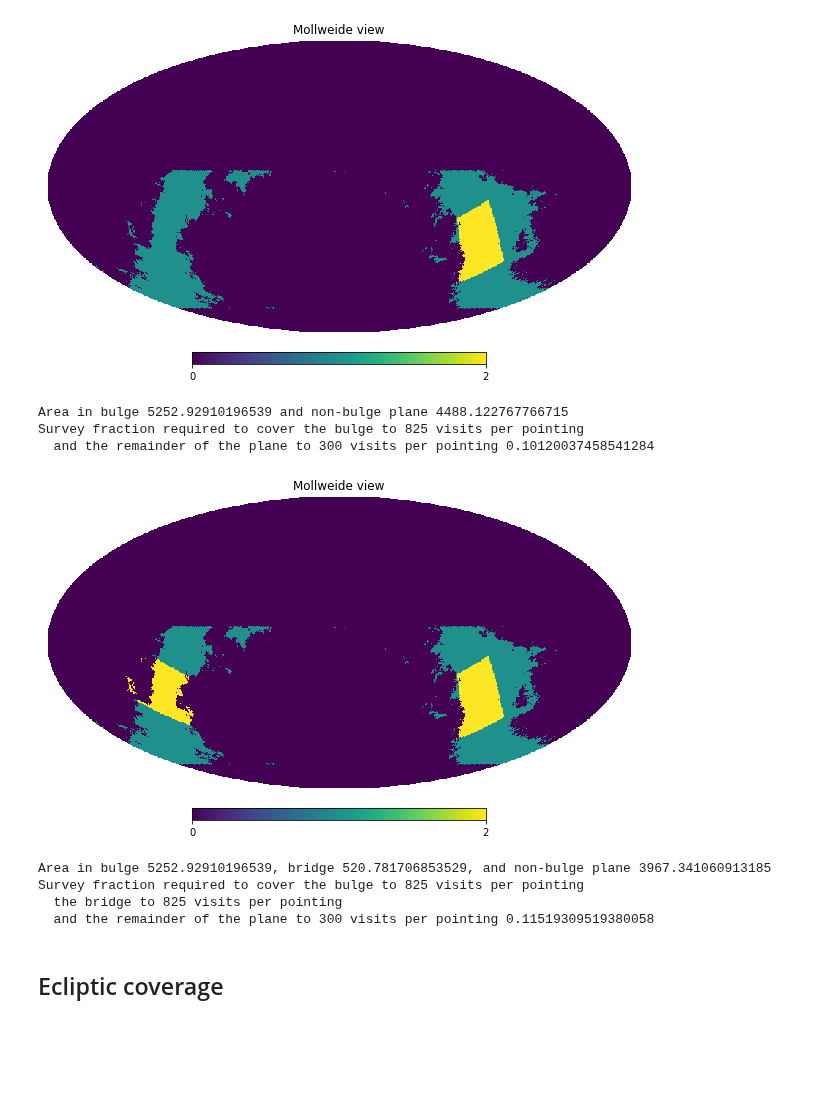
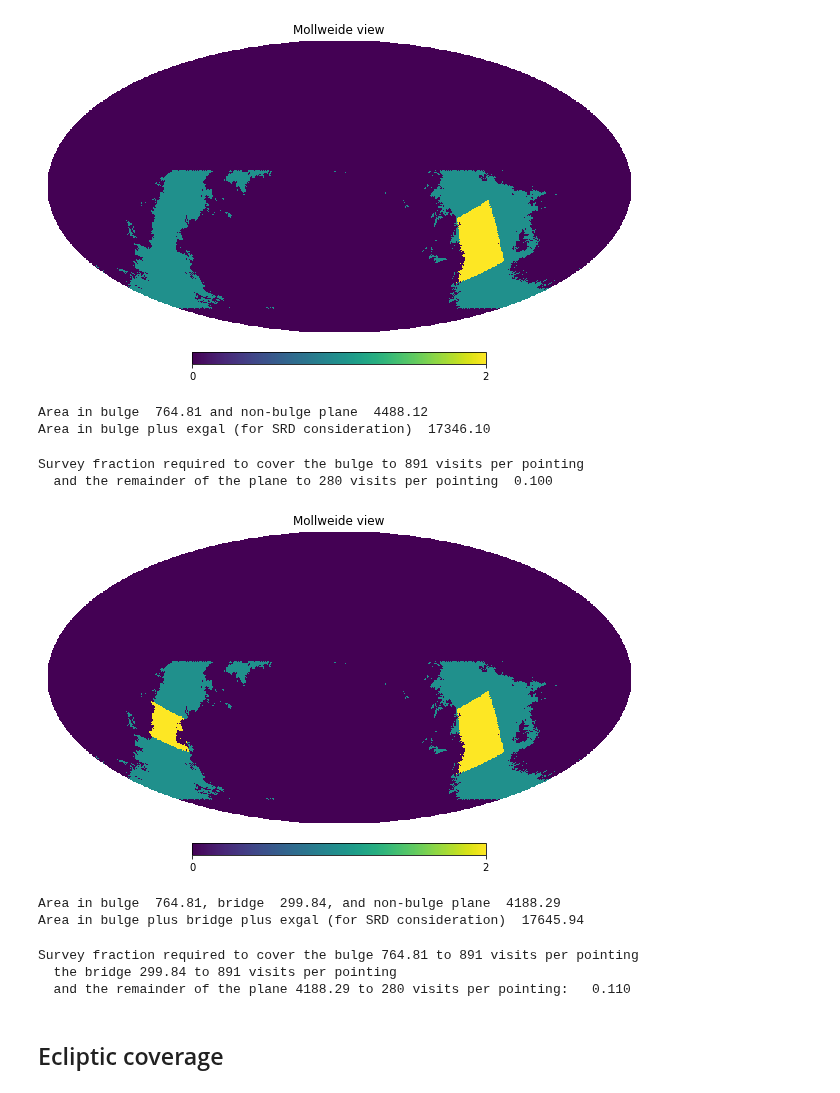
Before and after one commit to lsst-pst/survey_strategy, a Jupyter notebook: fbs_1.7/SkyCoverage.ipynb, the cells around one changed output. Saved outputs shown, nothing was run; the diff lists cells and outputs as text; code cells hidden in the pictures; blank space fills up the shorter version.

```diff
--- a/fbs_1.7/SkyCoverage.ipynb
+++ b/fbs_1.7/SkyCoverage.ipynb
@@ -30,6 +30,8 @@ def get_dustmap(nside=None):
     if nside is None:
         nside = set_default_nside()
     ebvDataDir = os.getenv('SIMS_MAPS_DIR')
+    if ebvDataDir is None:
+        ebvDataDir = os.path.join(os.getenv('HOME'), 'rubin_sim_data', 'maps')
     filename = 'DustMaps/dust_nside_%i.npz' % nside
     dustmap = np.load(os.path.join(ebvDataDir, filename))['ebvMap']
     return dustmap
@@ -152,54 +176,62 @@ hp.mollview(bulge * 2 + gp_nobulge, min=0, max=2)
 # %% [output]
 [figure]
+# %%
+bulge_area = bulge.sum() * hp.nside2pixarea(nside, degrees=True)
+gp_nobulge_area = gp_nobulge.sum() * hp.nside2pixarea(nside, degrees=True)
+print(f'Area in bulge {bulge_area: .2f} and non-bulge plane {gp_nobulge_area: .2f}')
+print(f'Area in bulge plus exgal (for SRD consideration) {bulge_area + exgal_area : .2f}')
+# %% [output]
+Area in bulge  764.81 and non-bulge plane  4488.12
+Area in bulge plus exgal (for SRD consideration)  17346.10
 # %%
-bulge_area = bulge.sum() * hp.nside2pixarea(nside, degrees=True)
-gp_nobulge_area = gp_nobulge.sum() * hp.nside2pixarea(nside, degrees=True)
-print(f'Area in bulge {gp_area} and non-bulge plane {gp_nobulge_area}')
-nvis_bulge = 825
-nvis_nobulge = 300
+# Hold SRD contingency in bulge area as well as exgal .. (min area + min nvisits)
+nvis_bulge = int(825 * 1.08)
+nvis_nobulge = 280
 t_bulge = scalingfunc(nvisits_per_pointing=nvis_bulge, area=bulge_area)
 t_nobulge = scalingfunc(nvisits_per_pointing=nvis_nobulge, area=gp_nobulge_area)
 print(f"Survey fraction required to cover the bulge to {nvis_bulge} visits per pointing\n",
       f" and the remainder of the plane to {nvis_nobulge} visits per pointing",
-      f"{t_bulge + t_nobulge}")
+      f"{t_bulge + t_nobulge : .3f}")
 # %% [output]
-Area in bulge 5252.92910196539 and non-bulge plane 4488.122767766715
-Survey fraction required to cover the bulge to 825 visits per pointing
-  and the remainder of the plane to 300 visits per pointing 0.10120037458541284
+Survey fraction required to cover the bulge to 891 visits per pointing
+  and the remainder of the plane to 280 visits per pointing  0.100
 # %%
 # And similar, but adding additional coverage at the 'bridge'
-# Or if we reduce the number of visits to 300 over most of the plane and leave the bulge at 825
 outer_bridge_l = 240
-outer_bridge_lon_span = 15
-outer_bridge_lat_span = 20
+outer_bridge_lon_span = 10
+outer_bridge_lat_span = 13
 bridge = np.where(galwfd &
                   (((gal_lon < (outer_bridge_l + outer_bridge_lon_span))
                     & (gal_lon > (outer_bridge_l-outer_bridge_lon_span))
                     & (np.abs(gal_lat) < outer_bridge_lat_span))), 1, 0)
 gp_nobulge_nobridge = galwfd - bulge - bridge
-hp.mollview(bulge*2 + bridge*2 + gp_nobulge, max=2)
+hp.mollview(bulge*2 + bridge*2 + gp_nobulge, max=2, norm=None)
 # %% [output]
-[figure, old version]
+[figure, new version]
+# %%
+bulge_area = bulge.sum() * hp.nside2pixarea(nside, degrees=True)
+bridge_area = bridge.sum() * hp.nside2pixarea(nside, degrees=True)
+gp_nobulge_nobridge_area = gp_nobulge_nobridge.sum() * hp.nside2pixarea(nside, degrees=True)
+print(f'Area in bulge {bulge_area: .2f}, bridge {bridge_area: .2f}, and non-bulge plane {gp_nobulge_nobridge_area: .2f}')
+print(f'Area in bulge plus bridge plus exgal (for SRD consideration) {bulge_area + bridge_area + exgal_area : .2f}')
+# %% [output]
+Area in bulge  764.81, bridge  299.84, and non-bulge plane  4188.29
+Area in bulge plus bridge plus exgal (for SRD consideration)  17645.94
 # %%
-bulge_area = bulge.sum() * hp.nside2pixarea(nside, degrees=True)
-bridge_area = bridge.sum() * hp.nside2pixarea(nside, degrees=True)
-gp_nobulge_nobridge_area = gp_nobulge_nobridge.sum() * hp.nside2pixarea(nside, degrees=True)
-print(f'Area in bulge {gp_area}, bridge {bridge_area}, and non-bulge plane {gp_nobulge_nobridge_area}')
-nvis_bulge = 825
-nvis_bridge = 825
-nvis_nobulge = 300
+nvis_bulge = int(825 * 1.08)
+nvis_bridge = int(825 * 1.08)
+nvis_nobulge = 280
 t_bulge = scalingfunc(nvisits_per_pointing=nvis_bulge, area=bulge_area)
 t_bridge = scalingfunc(nvisits_per_pointing=nvis_bridge, area=bridge_area)
 t_nobulge_nobridge = scalingfunc(nvisits_per_pointing=nvis_nobulge, area=gp_nobulge_nobridge_area)
-print(f"Survey fraction required to cover the bulge to {nvis_bulge} visits per pointing\n",
-      f" the bridge to {nvis_bridge} visits per pointing\n",
-      f" and the remainder of the plane to {nvis_nobulge} visits per pointing",
-      f"{t_bulge + t_bridge + t_nobulge_nobridge}")
+print(f"Survey fraction required to cover the bulge {bulge_area:.2f} to {nvis_bulge} visits per pointing\n",
+      f" the bridge {bridge_area:.2f} to {nvis_bridge} visits per pointing\n",
+      f" and the remainder of the plane {gp_nobulge_nobridge_area:.2f} to {nvis_nobulge} visits per pointing: ",
+      f"{t_bulge + t_bridge + t_nobulge_nobridge: .3f}")
 # %% [output]
-Area in bulge 5252.92910196539, bridge 520.781706853529, and non-bulge plane 3967.341060913185
-Survey fraction required to cover the bulge to 825 visits per pointing
-  the bridge to 825 visits per pointing
-  and the remainder of the plane to 300 visits per pointing 0.11519309519380058
+Survey fraction required to cover the bulge 764.81 to 891 visits per pointing
+  the bridge 299.84 to 891 visits per pointing
+  and the remainder of the plane 4188.29 to 280 visits per pointing:   0.110
 # %%
 t_gal = t_bulge + t_bridge + t_nobulge_nobridge
 # %% [markdown]
```
Also changed, not shown: parts of 26 cells of this notebook.
